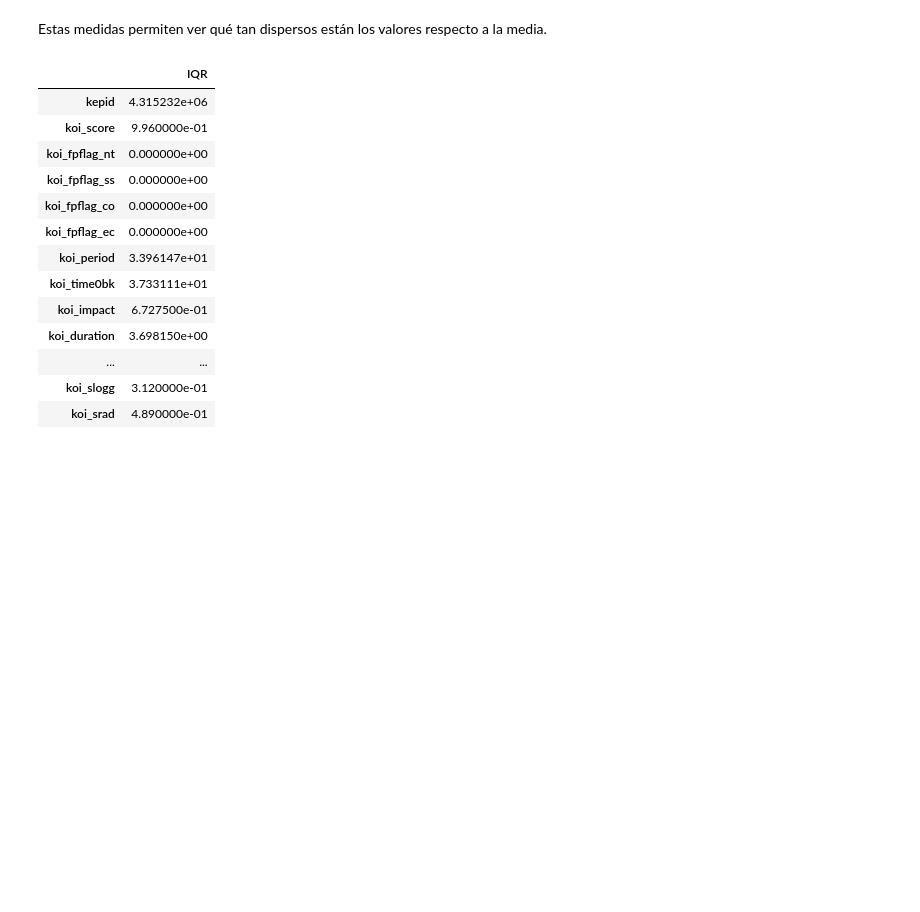
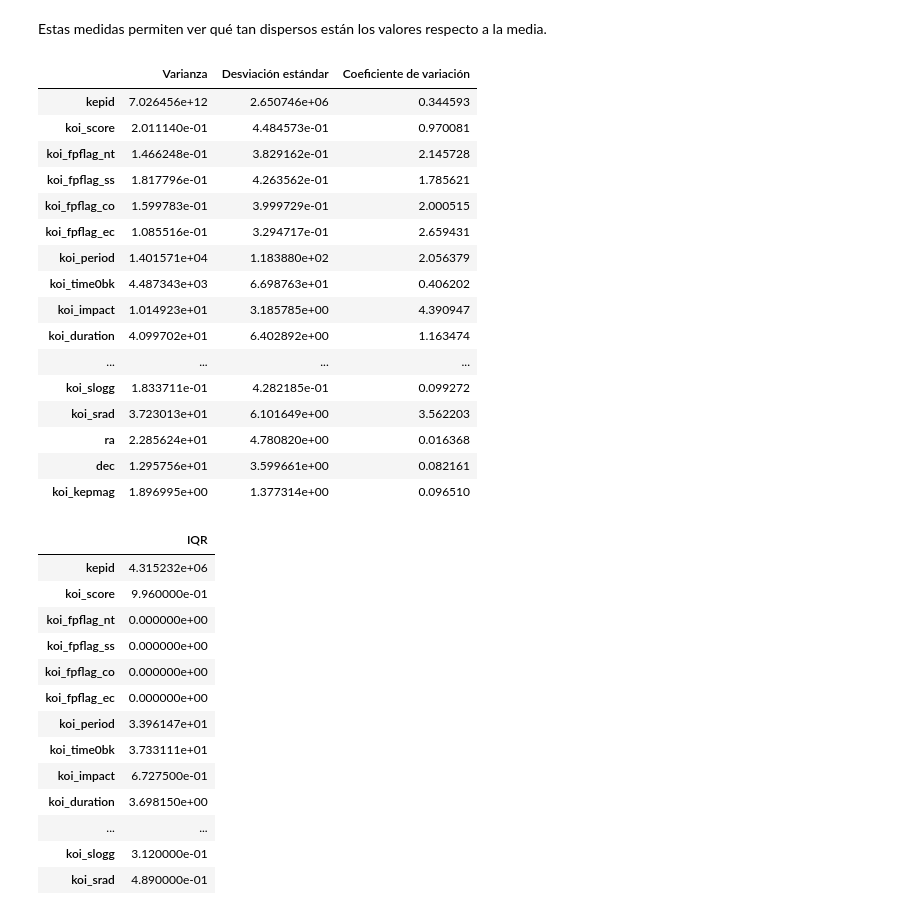
Before and after one commit to lvalencia232/KeplerExoplanet, a Jupyter notebook: kepler_exoplanet.ipynb, the cells around one changed output. Saved outputs shown, nothing was run; the diff lists cells and outputs as text; code cells hidden in the pictures; blank space fills up the shorter version.

```diff
--- a/kepler_exoplanet.ipynb
+++ b/kepler_exoplanet.ipynb
@@ -456,7 +500,33 @@ disp_stats
 | koi_kepmag | 1.896995e+00 | 1.377314e+00 |
 # %% [markdown]
 Estas medidas permiten ver qué tan dispersos están los valores respecto a la media.
-# %%
-#Vamos a crear una copia únicamente con columnas numéricas
-numeric_df = df_copy2.select_dtypes(include=['int64', 'float64']).copy()
+# %%
+disp_stats = pd.DataFrame({
+    'Varianza': numeric_df.var(),
+    'Desviación estándar': numeric_df.std(),
+})
+
+disp_stats['Coeficiente de variación'] = (
+    disp_stats['Desviación estándar'] / numeric_df.mean()
+)
+
+disp_stats
+# %% [output]
+|  | Varianza | Desviación estándar | Coeficiente de variación |
+| kepid | 7.026456e+12 | 2.650746e+06 | 0.344593 |
+| koi_score | 2.011140e-01 | 4.484573e-01 | 0.970081 |
+| koi_fpflag_nt | 1.466248e-01 | 3.829162e-01 | 2.145728 |
+| koi_fpflag_ss | 1.817796e-01 | 4.263562e-01 | 1.785621 |
+| koi_fpflag_co | 1.599783e-01 | 3.999729e-01 | 2.000515 |
+| koi_fpflag_ec | 1.085516e-01 | 3.294717e-01 | 2.659431 |
+| koi_period | 1.401571e+04 | 1.183880e+02 | 2.056379 |
+| koi_time0bk | 4.487343e+03 | 6.698763e+01 | 0.406202 |
+| koi_impact | 1.014923e+01 | 3.185785e+00 | 4.390947 |
+| koi_duration | 4.099702e+01 | 6.402892e+00 | 1.163474 |
+| ... | ... | ... | ... |
+| koi_slogg | 1.833711e-01 | 4.282185e-01 | 0.099272 |
+| koi_srad | 3.723013e+01 | 6.101649e+00 | 3.562203 |
+| ra | 2.285624e+01 | 4.780820e+00 | 0.016368 |
+| dec | 1.295756e+01 | 3.599661e+00 | 0.082161 |
+| koi_kepmag | 1.896995e+00 | 1.377314e+00 | 0.096510 |
 # %%
```
Also changed, not shown: parts of 7 cells of this notebook.
